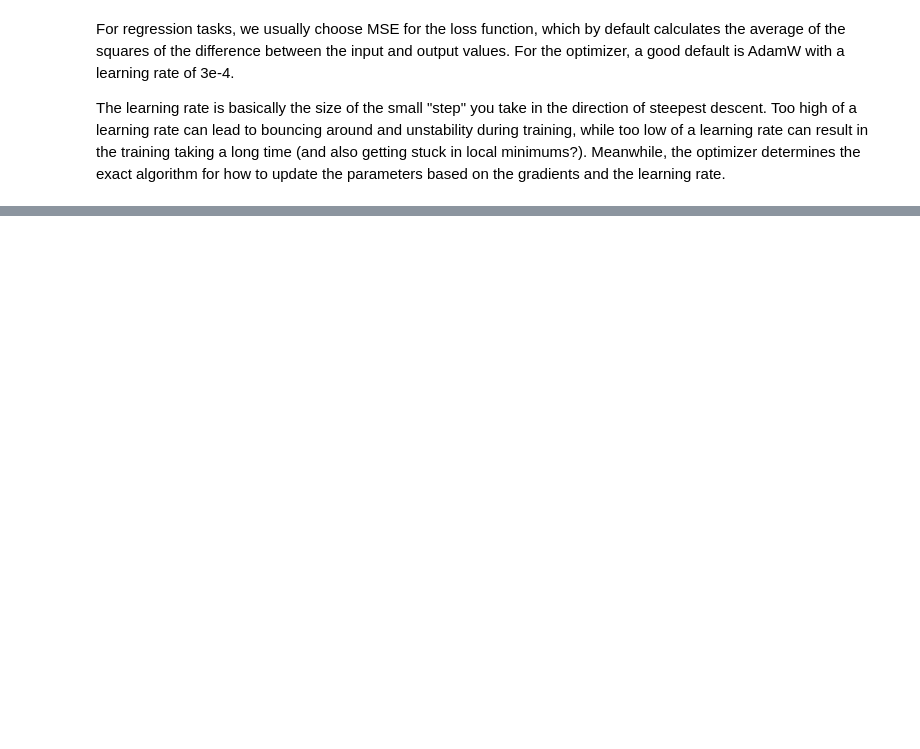
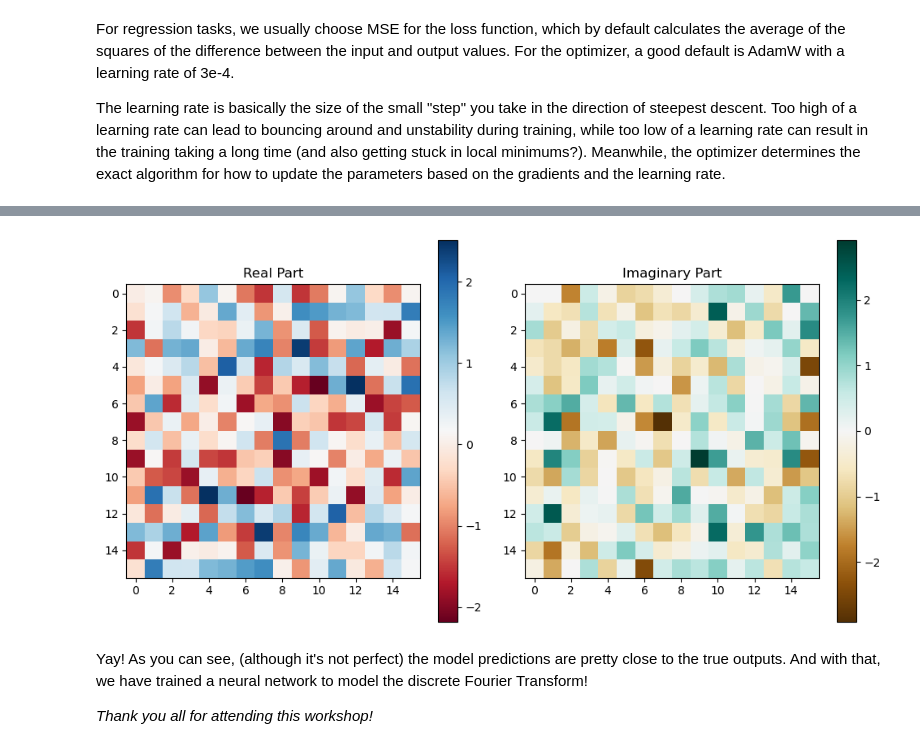
Before and after one commit to boninif06/SPS_Curriculum, a Jupyter notebook: Intro_DL_4_Physics/intro_pytorch.ipynb, the cells around one changed output, grey strips where cells are left out. Saved outputs shown, nothing was run; the diff lists cells and outputs as text; code cells hidden in the pictures; blank space fills up the shorter version.

```diff
--- a/Intro_DL_4_Physics/intro_pytorch.ipynb
+++ b/Intro_DL_4_Physics/intro_pytorch.ipynb
@@ -454,0 +490,4 @@ torch.save(model.state_dict(), "model.pth")
+# %%
+new_model = FourierTransformModel()
+new_model.load_state_dict(torch.load("model.pth", weights_only=True))
+new_model.eval()    # should be the exact same as before
@@ -454,0 +572,14 @@ torch.save(model.state_dict(), "model.pth")
+# %%
+# get model predictions
+with torch.no_grad():
+    pred = new_model(x)
+
+# plot the matrix
+pred = reformat_matrix(pred)
+plot_complex_matrix(pred)
+# %% [output]
+[figure, added]
+# %% [markdown]
+Yay! As you can see, (although it's not perfect) the model predictions are pretty close to the true outputs. And with that, we have trained a neural network to model the discrete Fourier Transform!
+
+*Thank you all for attending this workshop!*
```
Also changed, not shown: parts of 20 cells of this notebook, 1 other file.
